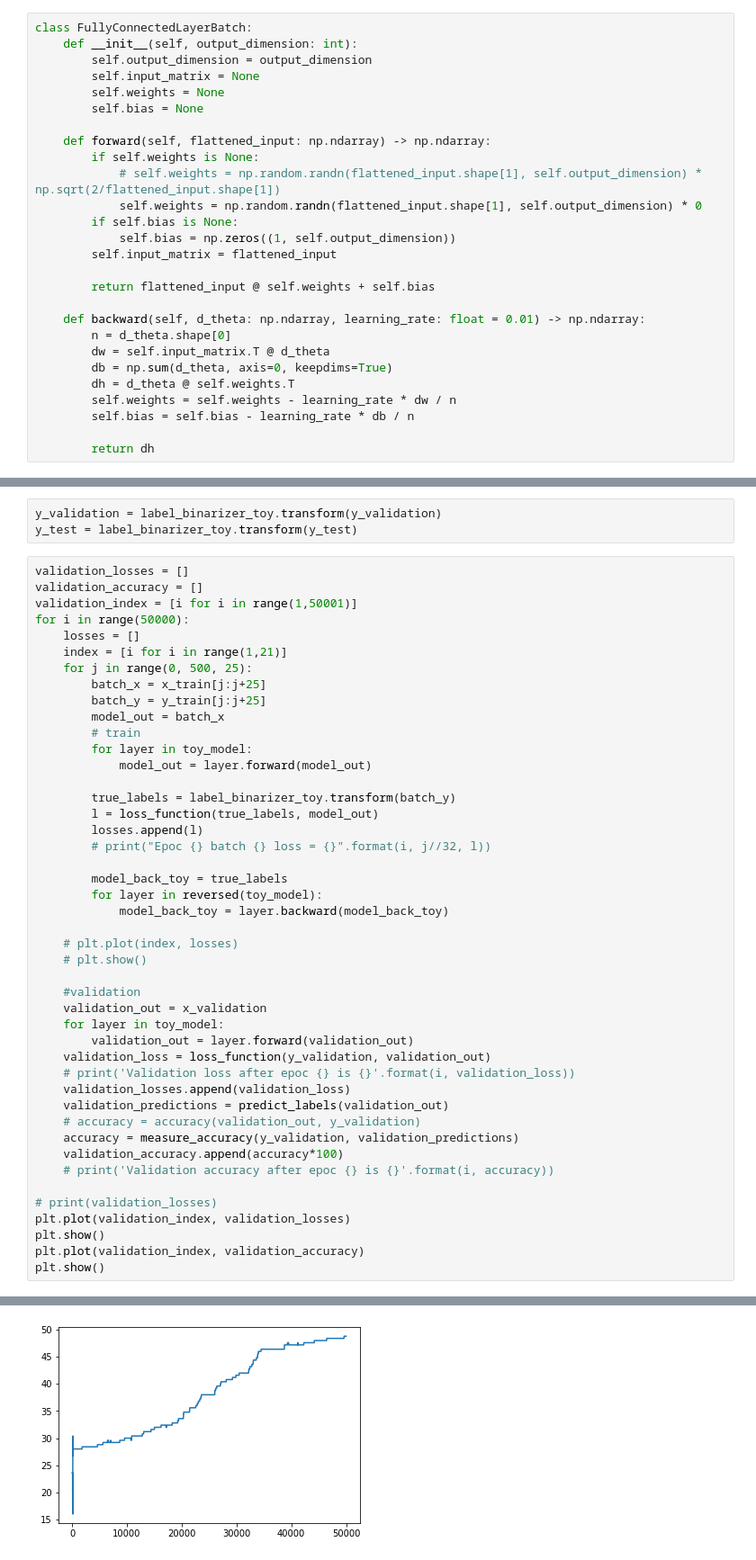
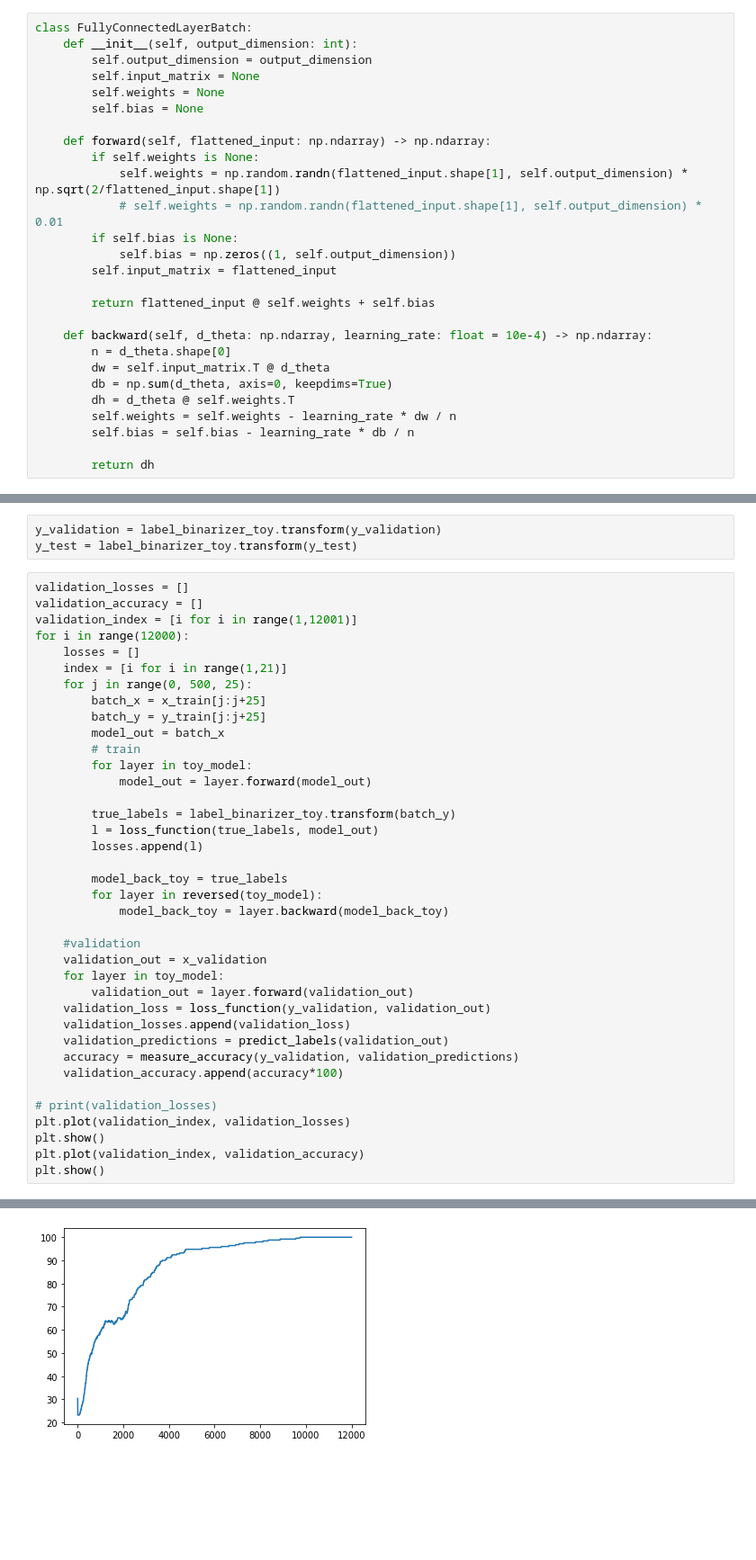
Before and after one commit to ComeBackCity/Implementation-of-Basic-Machine-and-Deep-Learning-Algorithms, a Jupyter notebook: Offline 3/1605053.ipynb, the cells around one changed output, grey strips where cells are left out. Shown at 90% size. Cells and saved outputs as stored; diff of their text form; blank space fills up the shorter version.

```diff
--- a/Offline 3/1605053.ipynb
+++ b/Offline 3/1605053.ipynb
@@ -461,15 +461,15 @@ class FullyConnectedLayerBatch:
 
     def forward(self, flattened_input: np.ndarray) -> np.ndarray:
         if self.weights is None:
-            # self.weights = np.random.randn(flattened_input.shape[1], self.output_dimension) * np.sqrt(2/flattened_input.shape[1])
-            self.weights = np.random.randn(flattened_input.shape[1], self.output_dimension) * 0
+            self.weights = np.random.randn(flattened_input.shape[1], self.output_dimension) * np.sqrt(2/flattened_input.shape[1])
+            # self.weights = np.random.randn(flattened_input.shape[1], self.output_dimension) * 0.01
         if self.bias is None:
             self.bias = np.zeros((1, self.output_dimension))
         self.input_matrix = flattened_input
 
         return flattened_input @ self.weights + self.bias
 
-    def backward(self, d_theta: np.ndarray, learning_rate: float = 0.01) -> np.ndarray:
+    def backward(self, d_theta: np.ndarray, learning_rate: float = 10e-4) -> np.ndarray:
         n = d_theta.shape[0]
         dw = self.input_matrix.T @ d_theta
         db = np.sum(d_theta, axis=0, keepdims=True)
@@ -821,8 +821,8 @@ y_test = label_binarizer_toy.transform(y_test)
 # %%
 validation_losses = []
 validation_accuracy = []
-validation_index = [i for i in range(1,50001)]
-for i in range(50000):
+validation_index = [i for i in range(1,12001)]
+for i in range(12000):
     losses = []
     index = [i for i in range(1,21)]
     for j in range(0, 500, 25):
@@ -836,27 +836,20 @@ for i in range(50000):
         true_labels = label_binarizer_toy.transform(batch_y)
         l = loss_function(true_labels, model_out)
         losses.append(l)
-        # print("Epoc {} batch {} loss = {}".format(i, j//32, l))
 
         model_back_toy = true_labels
         for layer in reversed(toy_model):
             model_back_toy = layer.backward(model_back_toy)
-
-    # plt.plot(index, losses)
-    # plt.show()
 
     #validation
     validation_out = x_validation
     for layer in toy_model:
         validation_out = layer.forward(validation_out)
     validation_loss = loss_function(y_validation, validation_out)
-    # print('Validation loss after epoc {} is {}'.format(i, validation_loss))
     validation_losses.append(validation_loss)
     validation_predictions = predict_labels(validation_out)
-    # accuracy = accuracy(validation_out, y_validation)
     accuracy = measure_accuracy(y_validation, validation_predictions)
     validation_accuracy.append(accuracy*100)
-    # print('Validation accuracy after epoc {} is {}'.format(i, accuracy))
 
 # print(validation_losses)
 plt.plot(validation_index, validation_losses)
@@ -868,4 +861,4 @@ plt.show()
-[figure, old version]
+[figure, new version]
 # %%
 test_out = x_test
 for layer in toy_model:
```
Also changed, not shown: parts of 8 cells of this notebook, 1 other file.
